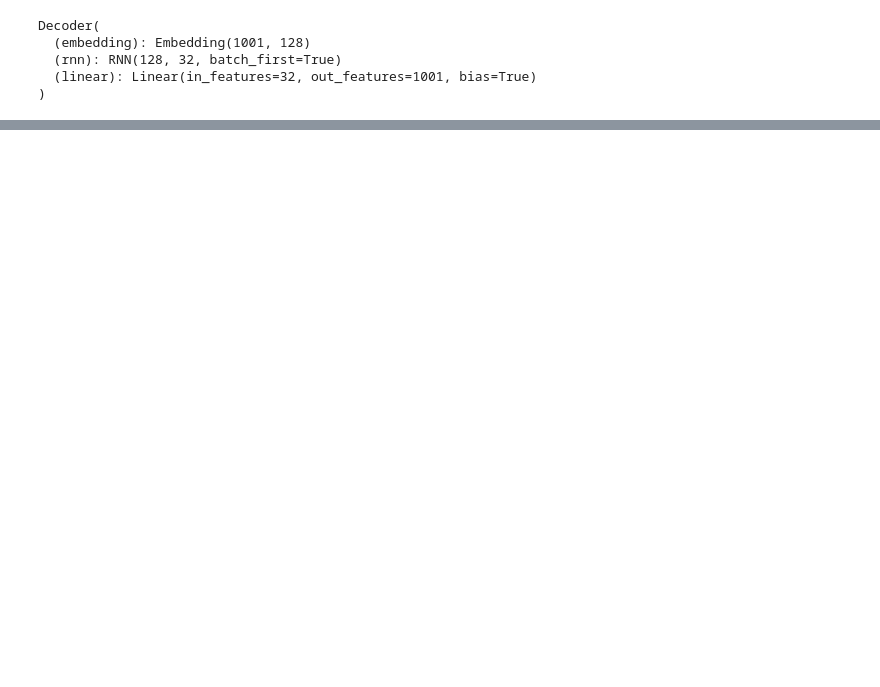
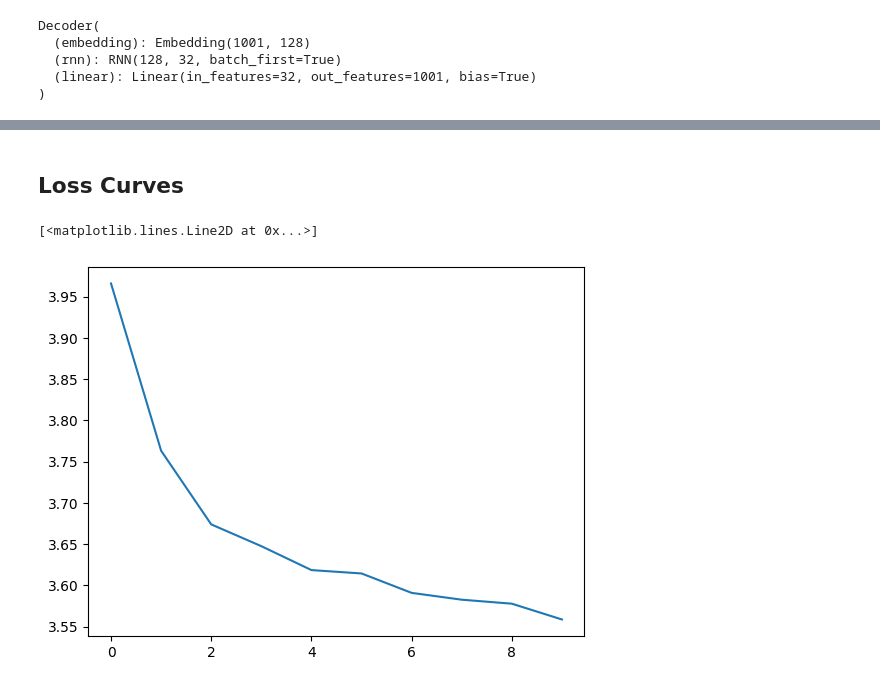
Before and after one commit to Bikash9841/AI-Trainee-Week-8, a Jupyter notebook: rnn_for_language_translation.ipynb, the cells around one changed output, grey strips where cells are left out. Saved outputs shown, nothing was run; the diff lists cells and outputs as text; code cells hidden in the pictures; blank space fills up the shorter version.

Commit message:
feat: train the model using custom tokenizer'

```diff
--- a/rnn_for_language_translation.ipynb
+++ b/rnn_for_language_translation.ipynb
@@ -30,3 +39,8 @@ train_dataloader=DataLoader(ds['train'],batch_size=1)
 train_dataloader
 # %% [output]
 <torch.utils.data.dataloader.DataLoader at 0x...>
+# %%
+# extracting a single batch from the traindataloader
+for data in train_dataloader:
+  print(data)
+  break
@@ -111,23 +212,24 @@ class Decoder(nn.Module):
     def forward(self,encoder_outputs,encoder_hidden,target_tensor=None):
 
         batch_size=encoder_outputs.shape[0]
-        decoder_input=torch.empty(batch_size,1,dtype=torch.long,device='cuda').fill_(torch.tensor(1000))#(torch.tensor(tokenizer.encode(tokenizer.bos_token)[0]))
+        decoder_input=torch.empty(batch_size,1,dtype=torch.long,device='cpu').fill_(torch.tensor(1000))#(torch.tensor(tokenizer.encode(tokenizer.bos_token)[0]))
         decoder_hidden=encoder_hidden
         decoder_outputs=[]
 
         for i in range(target_tensor.shape[1]):
+        # for i in range(5):
             decoder_out,decoder_hidden=self.forward_step(decoder_input,decoder_hidden)
             decoder_outputs.append(decoder_out)
 
             if target_tensor is not None:
                 decoder_input=target_tensor[:,i].unsqueeze(1)
             else:
-                # return "Not Inference Time! "
-                pass
+                _, topi = decoder_out.topk(1)
+                decoder_input = topi.squeeze(-1).detach()
 
 
         decoder_outputs = torch.cat(decoder_outputs, dim=1)
-        # decoder_outputs = nn.log_softmax(decoder_outputs, dim=-1)
+        decoder_outputs = nn.functional.log_softmax(decoder_outputs, dim=-1)
         return decoder_outputs, decoder_hidden
 
     def forward_step(self,input,hidden):
@@ -221,6 +256,0 @@ class Toke():
-# %%
-# tokenizer object
-
-otoke=Toke(text=text,final_vocab_size=1000)
-otoke.vocab=torch.load('/home/bikasherl/Desktop/Week 8/vocab.pt')
-otoke.vocab[1000]=b'<sos>'
@@ -238,11 +273,10 @@ criterion=nn.NLLLoss()
 # %%
-train_loss=[]
 for epoch in range(10):
   total_loss = 0
-  batch=0
+  num_example=0
   for data in train_dataloader:
 
-      batch+=1
+      num_example+=1
       # t_dict['en']=tokenizer(data['en'],padding=True)['input_ids']
       # t_dict['ne']=tokenizer(data['ne'],padding=True)['input_ids']
 
@@ -265,8 +299,13 @@ for epoch in range(10):
       decoder_optimizer.step()
 
       total_loss += loss.item()
+      # print the output if
+      if(loss.item()<0.1):
+        print(f"\nEnglish: {otoke.decode((t_dict['en']).squeeze(0).tolist())}")
+        print(f"True: {otoke.decode((t_dict['ne']).squeeze(0).tolist())}")
+        print(f"Predicted: {otoke.decode(dec_out.argmax(dim=-1).squeeze(0).tolist())}")
 
-      if batch>500:
+      if num_example>500:
         break
-  train_loss.append(total_loss / 500)
-  print(f"Epoch: {epoch}  Loss: {total_loss/500}")
+  train_loss.append(total_loss/num_example)
+  print(f"Epoch: {epoch+1}  Loss: {total_loss/num_example}")
@@ -277,2 +327,11 @@ torch.Size([1, 294, 1001])
+# %% [markdown]
+## Loss Curves
+# %%
+import matplotlib.pyplot as plt
+
+plt.plot(train_loss)
+# %% [output]
+[<matplotlib.lines.Line2D at 0x...>]
+[figure, added]
 # %%
 otoke.decode(dec_out.argmax(dim=-1).squeeze(0).tolist())
```
Also changed, not shown: parts of 37 cells of this notebook.
